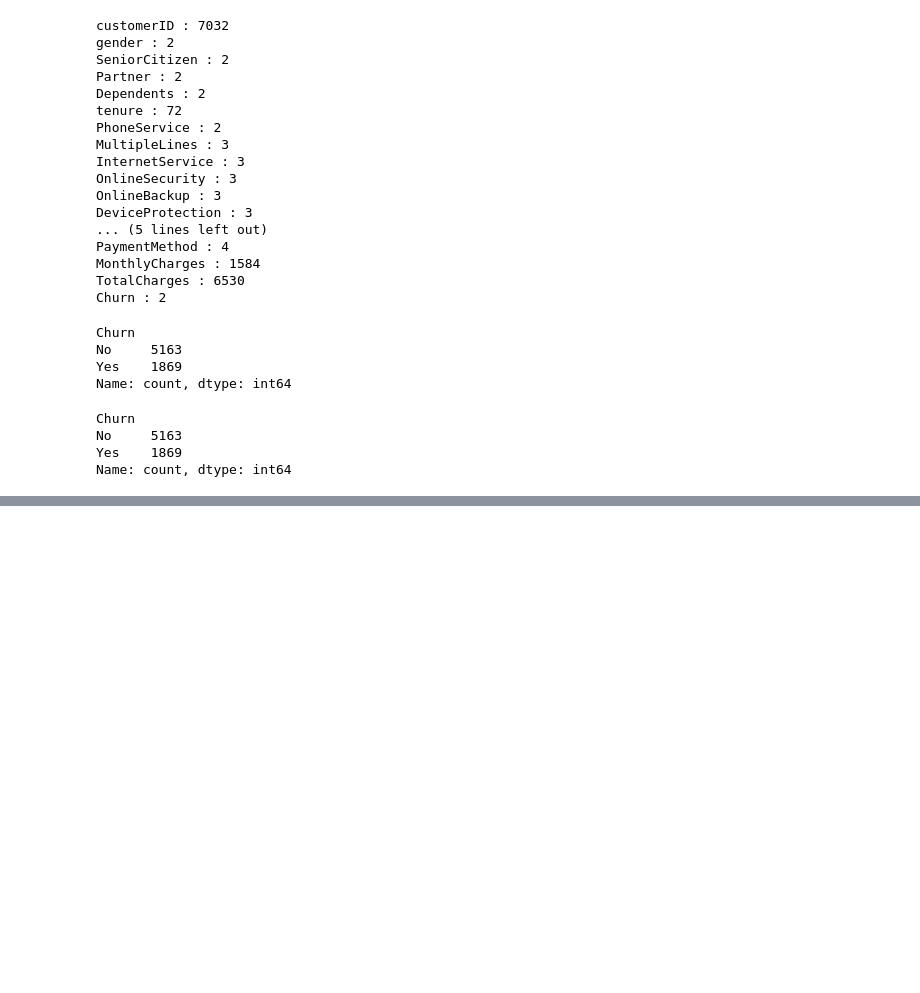
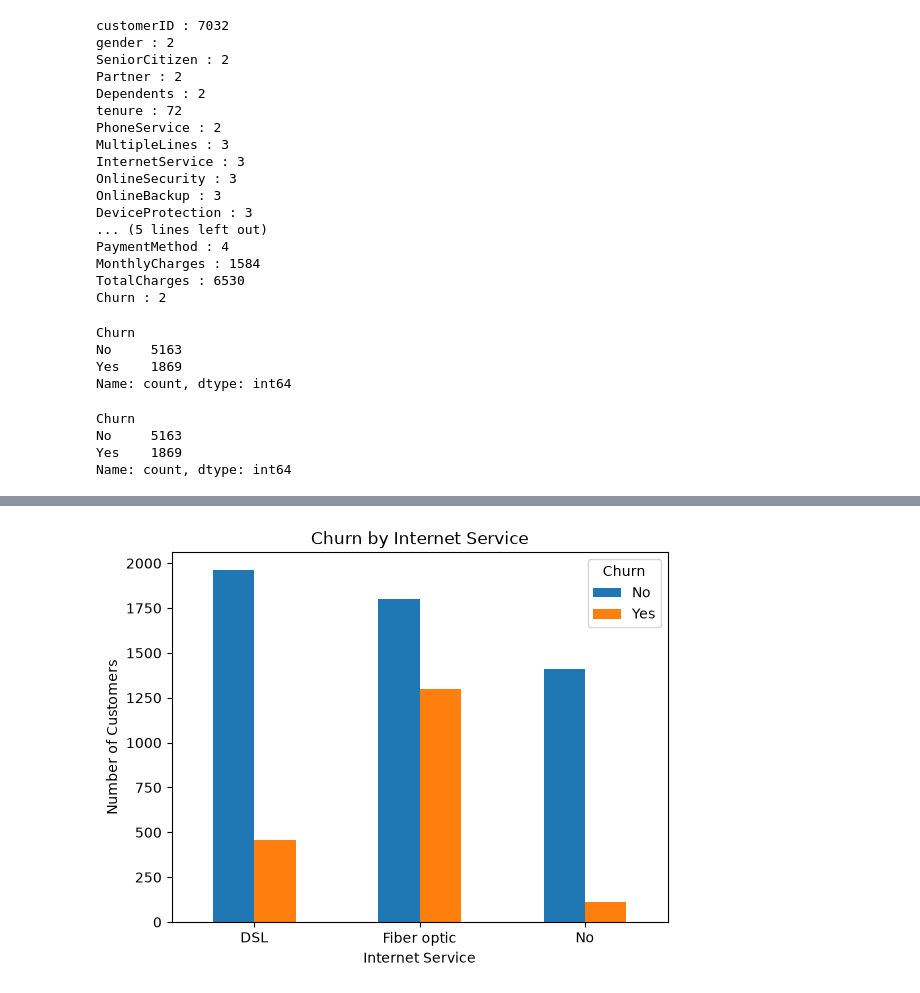
Before and after one commit to 12417745/customer-churn-prediction, a Jupyter notebook: notebooks/customer_churn_analysis.ipynb, the cells around one changed output, grey strips where cells are left out. Drawn from its saved outputs; the diff is of its cells as text; code cells hidden in the pictures; blank space fills up the shorter version.

```diff
--- a/notebooks/customer_churn_analysis.ipynb
+++ b/notebooks/customer_churn_analysis.ipynb
@@ -215,0 +326,13 @@ Name: count, dtype: int64
+# %%
+df_clean.groupby("InternetService")["Churn"].value_counts().unstack().plot(
+    kind="bar"
+)
+
+plt.title("Churn by Internet Service")
+plt.xlabel("Internet Service")
+plt.ylabel("Number of Customers")
+plt.xticks(rotation=0)
+plt.legend(title="Churn")
+plt.show()
+# %% [output]
+[figure, added]
```
Also changed, not shown: parts of 15 cells of this notebook, 2 other files.
